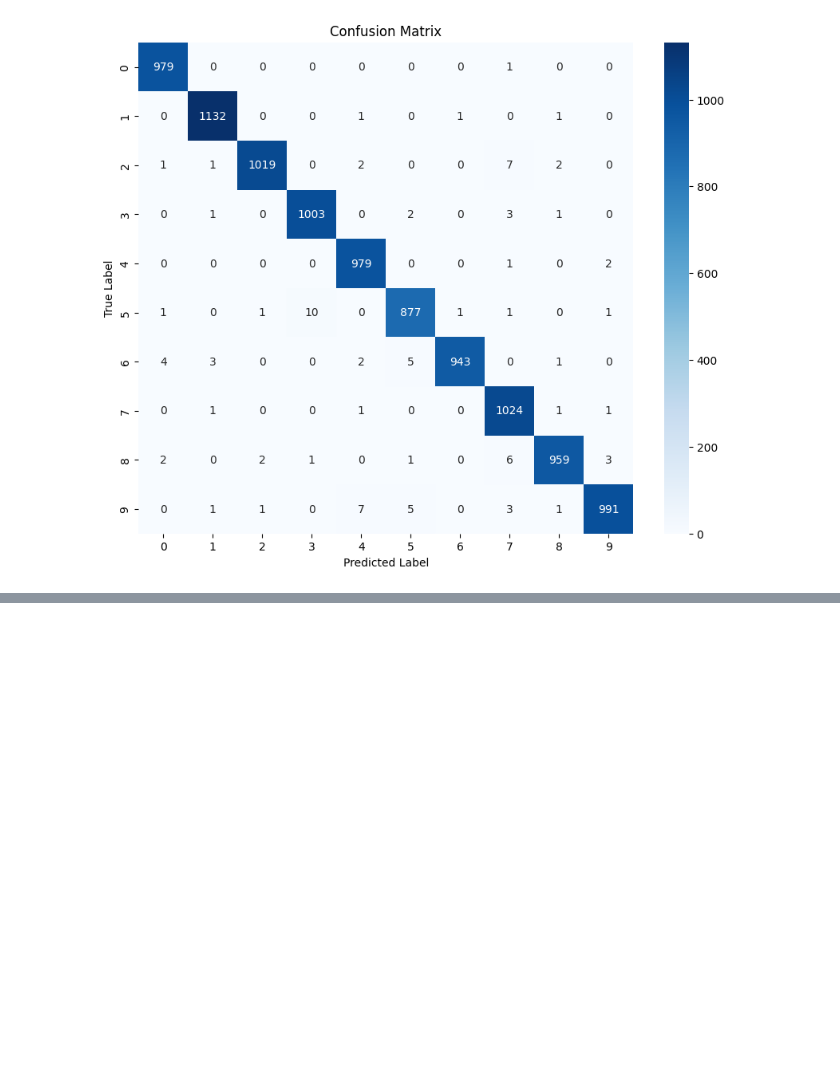
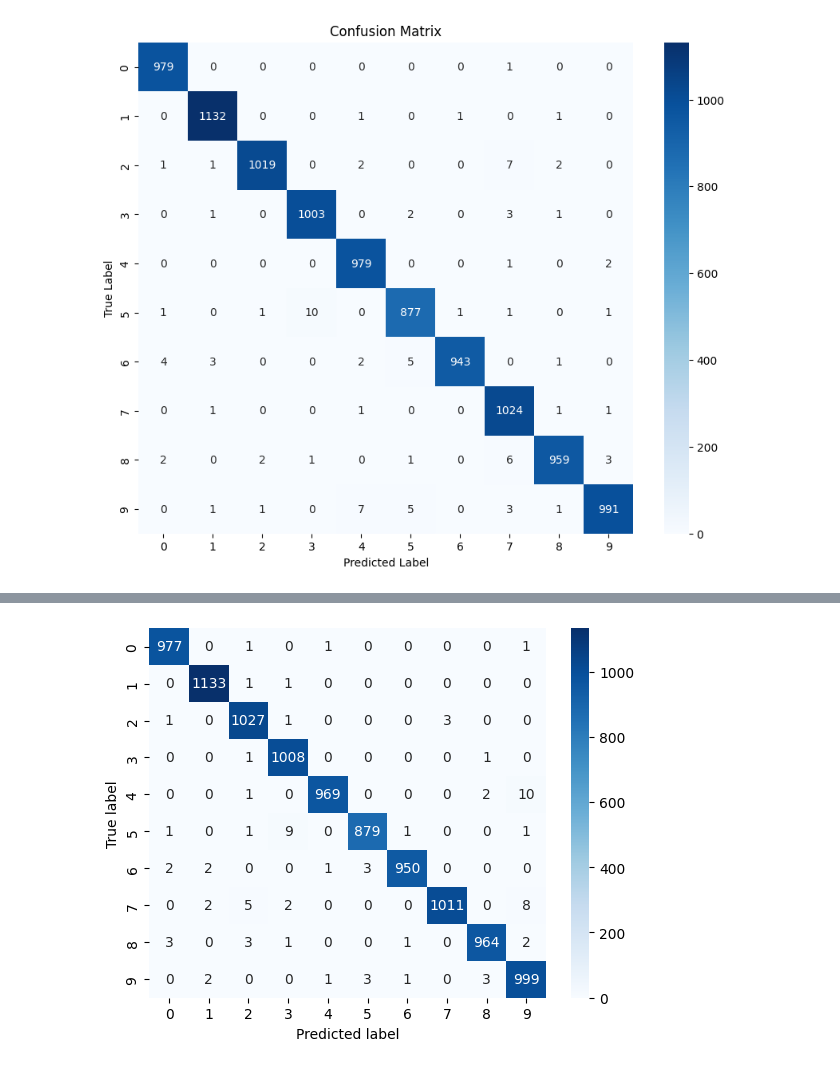
Before and after one commit to ggrkggrk/Jupytor-Notebook, a Jupyter notebook: ML_AI_CNN_MNIST.ipynb, the cells around one changed output, grey strips where cells are left out. Saved outputs shown, nothing was run; the diff lists cells and outputs as text; code cells hidden in the pictures; blank space fills up the shorter version.

```diff
--- a/ML_AI_CNN_MNIST.ipynb
+++ b/ML_AI_CNN_MNIST.ipynb
@@ -160,0 +329,16 @@ Test Accuracy: 0.9905999898910522
+# %%
+import numpy as np
+from sklearn.metrics import confusion_matrix, classification_report
+
+# Get the predicted labels from the model's output probabilities
+y_pred = np.argmax(model.predict(x_test), axis=-1)
+
+# Convert multilabel-indicator labels to multiclass labels
+if len(y_test.shape) > 1 and y_test.shape[1] > 1:
+    y_test = np.argmax(y_test, axis=-1)
+
+# Create a confusion matrix
+cm = confusion_matrix(y_test, y_pred)
+
+# Print the classification report
+print(classification_report(y_test, y_pred))
@@ -160,0 +363,23 @@ Test Accuracy: 0.9905999898910522
+# %%
+import seaborn as sns
+import matplotlib.pyplot as plt
+from sklearn.metrics import confusion_matrix
+
+# Get the predicted labels from the model's output probabilities
+y_pred = np.argmax(model.predict(x_test), axis=-1)
+
+# Convert multilabel-indicator labels to multiclass labels
+if len(y_test.shape) > 1 and y_test.shape[1] > 1:
+    y_test = np.argmax(y_test, axis=-1)
+
+# Create a confusion matrix
+cm = confusion_matrix(y_test, y_pred)
+
+# Plot the confusion matrix using Seaborn
+sns.heatmap(cm, annot=True, fmt='g', cmap='Blues')
+
+# Set the plot labels
+plt.xlabel('Predicted label')
+plt.ylabel('True label')
+plt.show()
+# %% [output]
@@ -160,0 +387 @@ Test Accuracy: 0.9905999898910522
+[figure, added]
```
Also changed, not shown: parts of 7 cells of this notebook.
